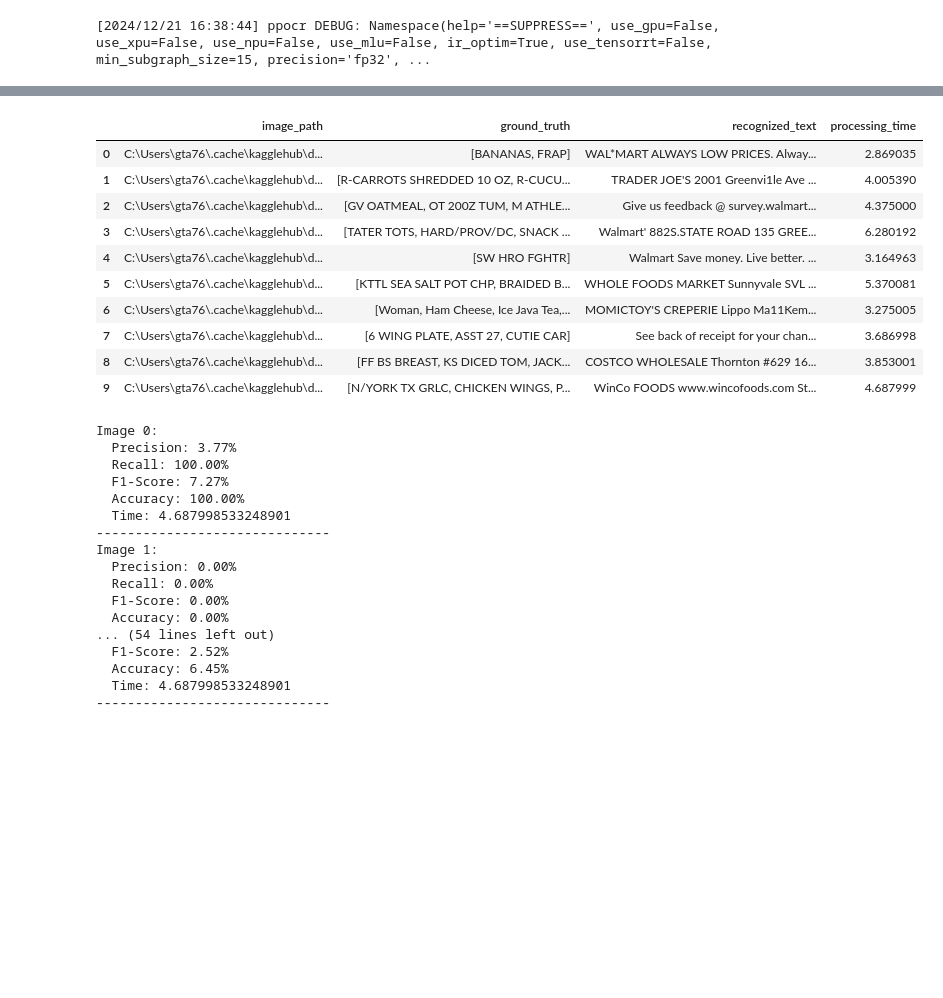
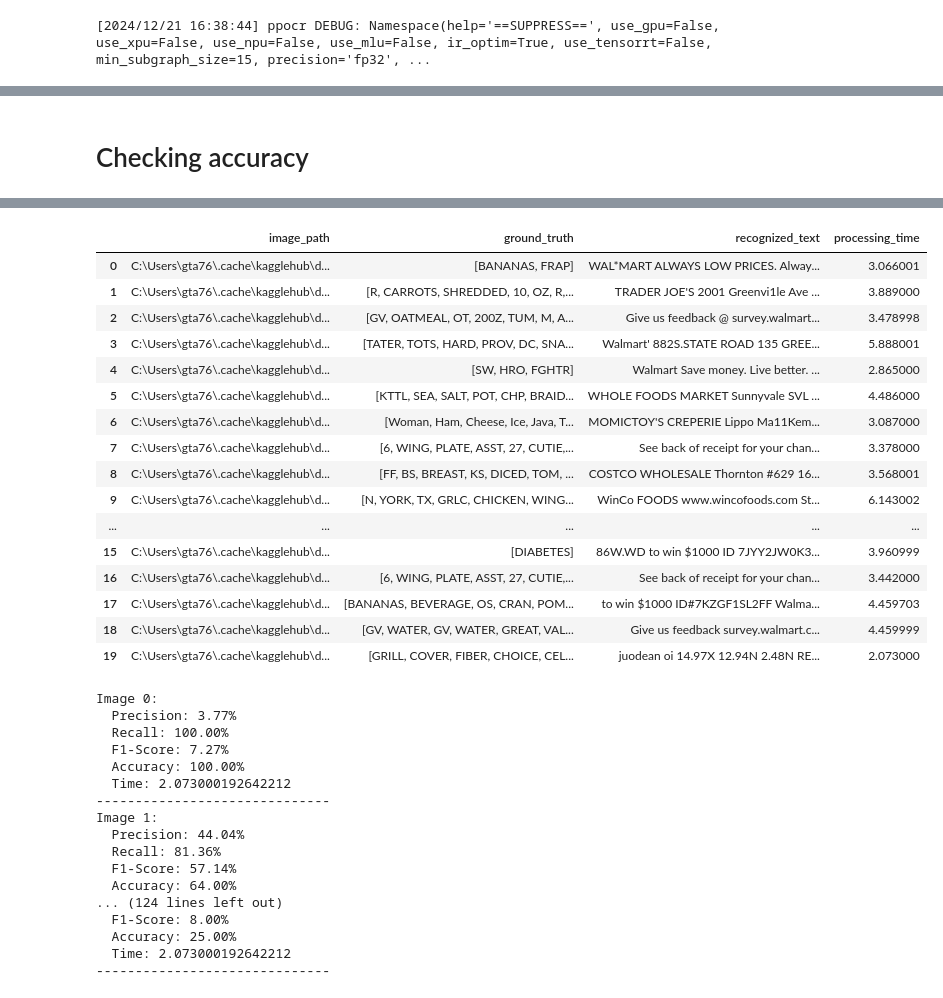
Before and after one commit to Funya1337/ocr-analysis, a Jupyter notebook: paddle-ocr.ipynb, the cells around one changed output, grey strips where cells are left out. Cells and saved outputs as stored; diff of their text form; code cells hidden in the pictures; blank space fills up the shorter version.

```diff
--- a/paddle-ocr.ipynb
+++ b/paddle-ocr.ipynb
@@ -88,6 +480,8 @@ def extract_text_paddle(image_path):
+# %% [markdown]
+# Checking accuracy
 # %%
 results = []
-for i in range(int(len(valid_data) / 2)):
+for i in range(len(valid_data)):
     image_path = f'{path}/images/{i}.jpg'
 
     start_time = time.time()
@@ -125,14 +519,20 @@ results_df
 |  | image_path | ground_truth | recognized_text | processing_time |
-| 0 | C:\Users\gta76\.cache\kagglehub\d... | [BANANAS, FRAP] | WAL*MART ALWAYS LOW PRICES. Alway... | 2.869035 |
-| 1 | C:\Users\gta76\.cache\kagglehub\d... | [R-CARROTS SHREDDED 10 OZ, R-CUCU... | TRADER JOE'S 2001 Greenvi1le Ave ... | 4.005390 |
-| 2 | C:\Users\gta76\.cache\kagglehub\d... | [GV OATMEAL, OT 200Z TUM, M ATHLE... | Give us feedback @ survey.walmart... | 4.375000 |
-| 3 | C:\Users\gta76\.cache\kagglehub\d... | [TATER TOTS, HARD/PROV/DC, SNACK ... | Walmart' 882S.STATE ROAD 135 GREE... | 6.280192 |
-| 4 | C:\Users\gta76\.cache\kagglehub\d... | [SW HRO FGHTR] | Walmart Save money. Live better. ... | 3.164963 |
-| 5 | C:\Users\gta76\.cache\kagglehub\d... | [KTTL SEA SALT POT CHP, BRAIDED B... | WHOLE FOODS MARKET Sunnyvale SVL ... | 5.370081 |
-| 6 | C:\Users\gta76\.cache\kagglehub\d... | [Woman, Ham Cheese, Ice Java Tea,... | MOMICTOY'S CREPERIE Lippo Ma11Kem... | 3.275005 |
-| 7 | C:\Users\gta76\.cache\kagglehub\d... | [6 WING PLATE, ASST 27, CUTIE CAR] | See back of receipt for your chan... | 3.686998 |
-| 8 | C:\Users\gta76\.cache\kagglehub\d... | [FF BS BREAST, KS DICED TOM, JACK... | COSTCO WHOLESALE Thornton #629 16... | 3.853001 |
-| 9 | C:\Users\gta76\.cache\kagglehub\d... | [N/YORK TX GRLC, CHICKEN WINGS, P... | WinCo FOODS www.wincofoods.com St... | 4.687999 |
+| 0 | C:\Users\gta76\.cache\kagglehub\d... | [BANANAS, FRAP] | WAL*MART ALWAYS LOW PRICES. Alway... | 3.066001 |
+| 1 | C:\Users\gta76\.cache\kagglehub\d... | [R, CARROTS, SHREDDED, 10, OZ, R,... | TRADER JOE'S 2001 Greenvi1le Ave ... | 3.889000 |
+| 2 | C:\Users\gta76\.cache\kagglehub\d... | [GV, OATMEAL, OT, 200Z, TUM, M, A... | Give us feedback @ survey.walmart... | 3.478998 |
+| 3 | C:\Users\gta76\.cache\kagglehub\d... | [TATER, TOTS, HARD, PROV, DC, SNA... | Walmart' 882S.STATE ROAD 135 GREE... | 5.888001 |
+| 4 | C:\Users\gta76\.cache\kagglehub\d... | [SW, HRO, FGHTR] | Walmart Save money. Live better. ... | 2.865000 |
+| 5 | C:\Users\gta76\.cache\kagglehub\d... | [KTTL, SEA, SALT, POT, CHP, BRAID... | WHOLE FOODS MARKET Sunnyvale SVL ... | 4.486000 |
+| 6 | C:\Users\gta76\.cache\kagglehub\d... | [Woman, Ham, Cheese, Ice, Java, T... | MOMICTOY'S CREPERIE Lippo Ma11Kem... | 3.087000 |
+| 7 | C:\Users\gta76\.cache\kagglehub\d... | [6, WING, PLATE, ASST, 27, CUTIE,... | See back of receipt for your chan... | 3.378000 |
+| 8 | C:\Users\gta76\.cache\kagglehub\d... | [FF, BS, BREAST, KS, DICED, TOM, ... | COSTCO WHOLESALE Thornton #629 16... | 3.568001 |
+| 9 | C:\Users\gta76\.cache\kagglehub\d... | [N, YORK, TX, GRLC, CHICKEN, WING... | WinCo FOODS www.wincofoods.com St... | 6.143002 |
+| ... | ... | ... | ... | ... |
+| 15 | C:\Users\gta76\.cache\kagglehub\d... | [DIABETES] | 86W.WD to win $1000 ID 7JYY2JW0K3... | 3.960999 |
+| 16 | C:\Users\gta76\.cache\kagglehub\d... | [6, WING, PLATE, ASST, 27, CUTIE,... | See back of receipt for your chan... | 3.442000 |
+| 17 | C:\Users\gta76\.cache\kagglehub\d... | [BANANAS, BEVERAGE, OS, CRAN, POM... | to win $1000 ID#7KZGF1SL2FF Walma... | 4.459703 |
+| 18 | C:\Users\gta76\.cache\kagglehub\d... | [GV, WATER, GV, WATER, GREAT, VAL... | Give us feedback survey.walmart.c... | 4.459999 |
+| 19 | C:\Users\gta76\.cache\kagglehub\d... | [GRILL, COVER, FIBER, CHOICE, CEL... | juodean oi 14.97X 12.94N 2.48N RE... | 2.073000 |
 # %%
 def normalize_text(text: str) -> str:
     return text.lower().translate(str.maketrans('', '', string.punctuation))
@@ -156,7 +556,7 @@ def calculate_accuracy(recognized: List[str], valid: List[str]) -> dict:
         "accuracy": (true_positives / len(valid)) * 100 if valid else 0
     }
 
-for i in range(int(len(valid_data) / 2)):
+for i in range(len(valid_data)):
     metrics = calculate_accuracy(results_df['recognized_text'][i].split(), valid_data[i])
     print(f'Image {i}:')
     print(f"  Precision: {metrics['precision']:.2f}%")
@@ -171,15 +571,15 @@ Image 0:
   Recall: 100.00%
   F1-Score: 7.27%
   Accuracy: 100.00%
-  Time: 4.687998533248901
+  Time: 2.073000192642212
 ------------------------------
 Image 1:
-  Precision: 0.00%
-  Recall: 0.00%
-  F1-Score: 0.00%
-  Accuracy: 0.00%
-... (54 lines left out)
-  F1-Score: 2.52%
-  Accuracy: 6.45%
-  Time: 4.687998533248901
+  Precision: 44.04%
+  Recall: 81.36%
+  F1-Score: 57.14%
+  Accuracy: 64.00%
+... (124 lines left out)
+  F1-Score: 8.00%
+  Accuracy: 25.00%
+  Time: 2.073000192642212
 ------------------------------
```
Also changed, not shown: parts of 8 cells of this notebook, 5 other files.
